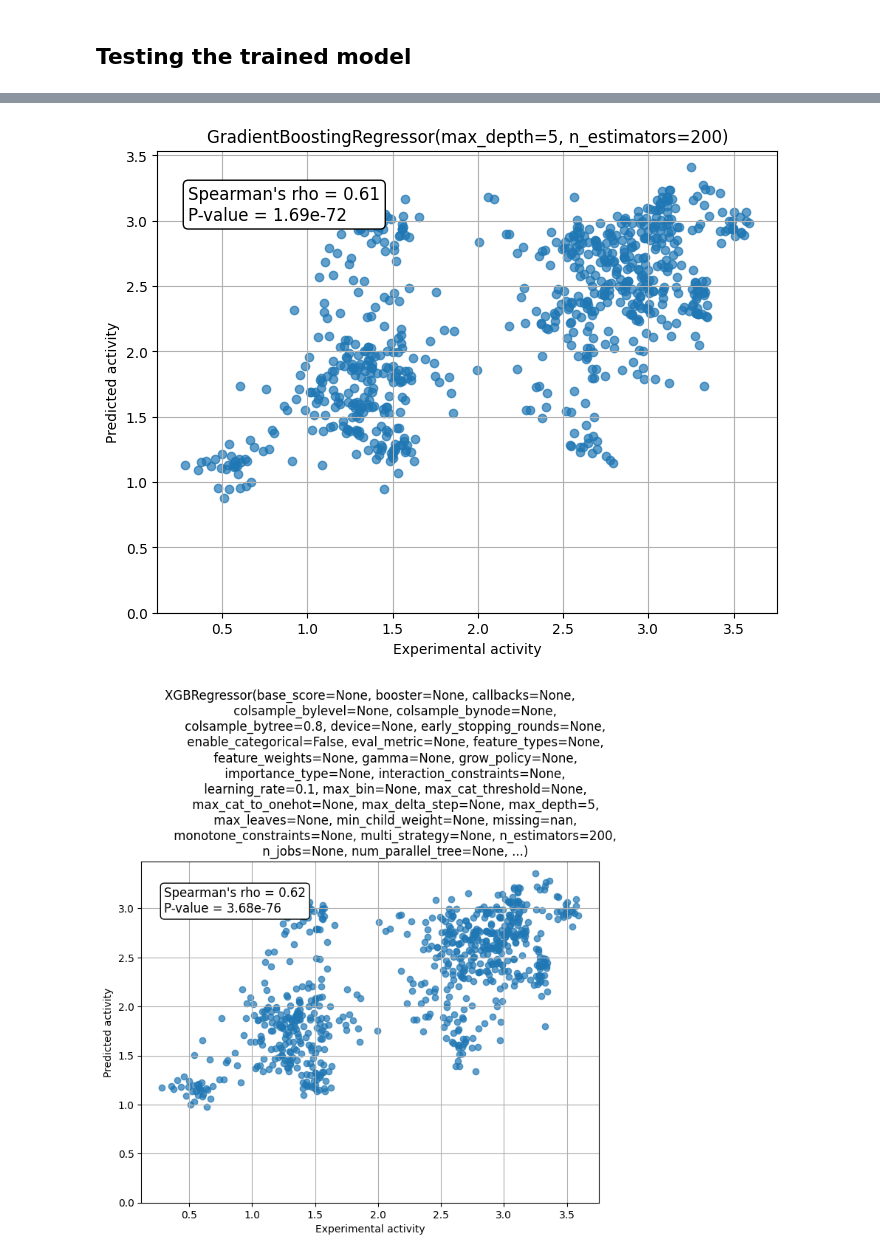
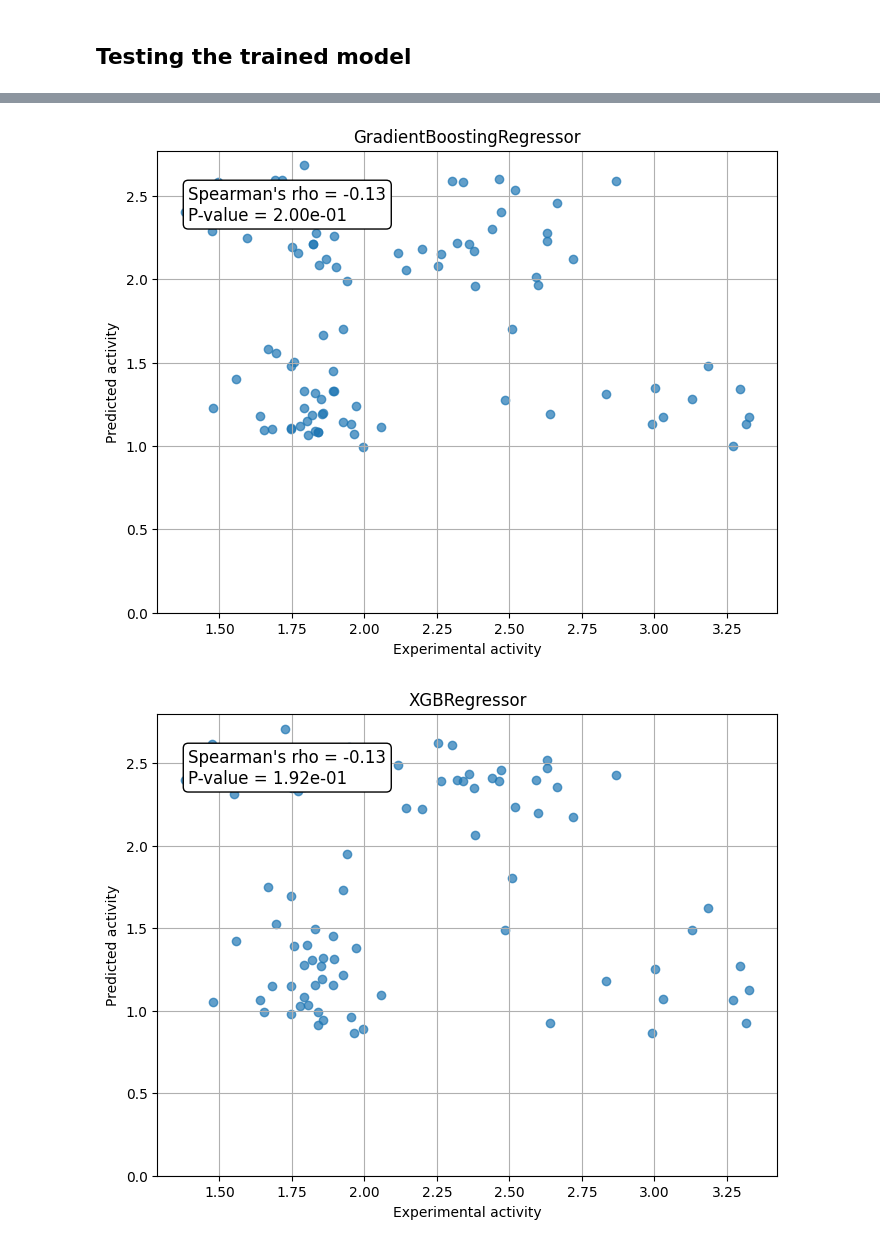
Before and after one commit to kaustubh-amritkar/rubisco_regression_classification, a Jupyter notebook: scripts/checking_diff_regressors.ipynb, the cells around one changed output, grey strips where cells are left out. Cells and saved outputs as stored; diff of their text form; code cells hidden in the pictures.

Commit message:
Updated the regressor to train on large dataset and test on the mutants

```diff
--- a/scripts/checking_diff_regressors.ipynb
+++ b/scripts/checking_diff_regressors.ipynb
@@ -164 +164,11 @@ train_indices, test_indices, train_ids, test_ids, Xs_train, Xs_test, ys_train, y
+# %%
+## Creating Training and Test set, such that the data from the large assay is in training & from the mutant assay is in test
+
+test_indices = [i for i, x in enumerate(headers) if x.startswith("Anc")]
+train_indices = [i for i, x in enumerate(headers) if i not in test_indices]
+
+Xs_train = [Xs[i] for i in train_indices]
+Xs_test = [Xs[i] for i in test_indices]
+ys_train = [ys[i] for i in train_indices]
+ys_test = [ys[i] for i in test_indices]
 # %%
@@ -227,7 +237,7 @@ xgb_grid = {
 mlp_grid = {
     'hidden_layer_sizes': [(50,), (100,), (50, 50)],
     'activation': ['relu', 'tanh'],
-    'solver': ['adam'],
+    'solver': ['adam','lbfgs'],
     'learning_rate': ['constant', 'adaptive'],
     'max_iter': [500, 1000]
 }
@@ -310,11 +320,11 @@ grid_list
 import pandas as pd
 import matplotlib.pyplot as plt
 import scipy.stats
-
-# Assuming grid_list, Xs_test, and ys_test are already defined
+from sklearn.metrics import r2_score, mean_absolute_error, mean_squared_error
 
 for i, grid in enumerate(grid_list):
     print(grid.best_estimator_)
+    var = grid.best_estimator_.__class__.__name__
     print()
 
     # Predictions
@@ -325,14 +335,14 @@ for i, grid in enumerate(grid_list):
 
     # Create a DataFrame and save to CSV
     df = pd.DataFrame({'Experimental Activity': ys_test, 'Predicted Activity': preds})
-    csv_filename = f'grid_element_{i}_activity_data.csv'
-    df.to_csv(csv_filename, index=False)
-    print(f'Data saved to {csv_filename}')
+    # csv_filename = f'/home/kaustubh/RuBisCO_ML/regressor_models/data/regressor_output/normalized_wrt_ind_ancs/ESM-2_log_large_mutant_data_split/grid_element_{var}_activity_data.csv'
+    # df.to_csv(csv_filename, index=False)
+    # print(f'Data saved to {csv_filename}')
 
     plt.figure(figsize=(8, 6))
     plt.scatter(ys_test, preds, alpha=0.7)
     plt.ylim(0,)
-    plt.title(grid.best_estimator_)
+    plt.title(var)
     plt.xlabel('Experimental activity')
     plt.ylabel('Predicted activity')
     plt.grid(True)
@@ -367,2 +377,2 @@ Data saved to grid_element_8_activity_data.csv
-[figure, old version]
+[figure, new version]
-[figure, old version]
+[figure, new version]
```
Also changed, not shown: parts of 6 cells of this notebook.
